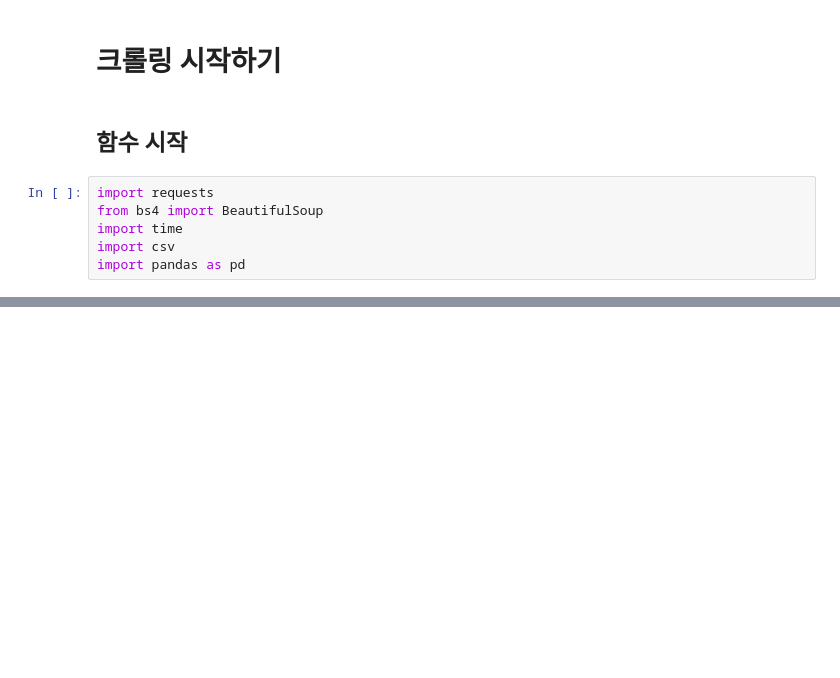
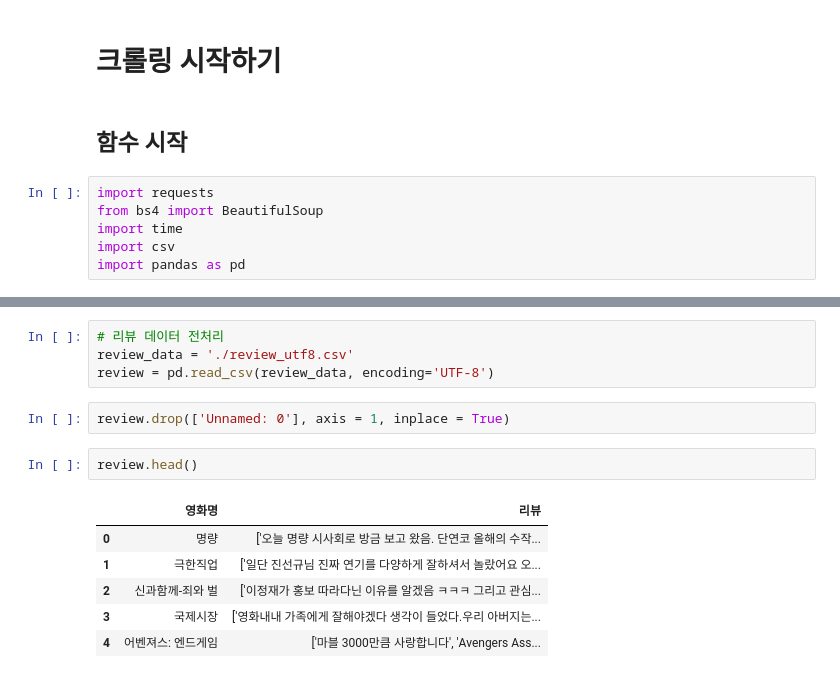
Before and after one commit to Play-Web-miniProject/MovieDL, a Jupyter notebook: suyeon/naver_API_practice.ipynb, the cells around one changed output, grey strips where cells are left out. Cells and saved outputs as stored; diff of their text form; blank space fills up the shorter version.

```diff
--- a/suyeon/naver_API_practice.ipynb
+++ b/suyeon/naver_API_practice.ipynb
@@ -621,0 +123,15 @@ tmp = np.setdiff1d(diff_df2['영화명'].to_numpy(), err_li['영화명'].to_nump
+# %%
+# 리뷰 데이터 전처리
+review_data = './review_utf8.csv'
+review = pd.read_csv(review_data, encoding='UTF-8')
+# %%
+review.drop(['Unnamed: 0'], axis = 1, inplace = True)
+# %%
+review.head()
+# %% [output]
+|  | 영화명 | 리뷰 |
+| 0 | 명량 | ['오늘 명량 시사회로 방금 보고 왔음. 단연코 올해의 수작... |
+| 1 | 극한직업 | ['일단 진선규님 진짜 연기를 다양하게 잘하셔서 놀랐어요 오... |
+| 2 | 신과함께-죄와 벌 | ['이정재가 홍보 따라다닌 이유를 알겠음 ㅋㅋㅋ 그리고 관심... |
+| 3 | 국제시장 | ['영화내내 가족에게 잘해야겠다 생각이 들었다.우리 아버지는... |
+| 4 | 어벤져스: 엔드게임 | ['마블 3000만큼 사랑합니다', 'Avengers Ass... |
```
Also changed, not shown: parts of 69 cells of this notebook, 4 other files.
